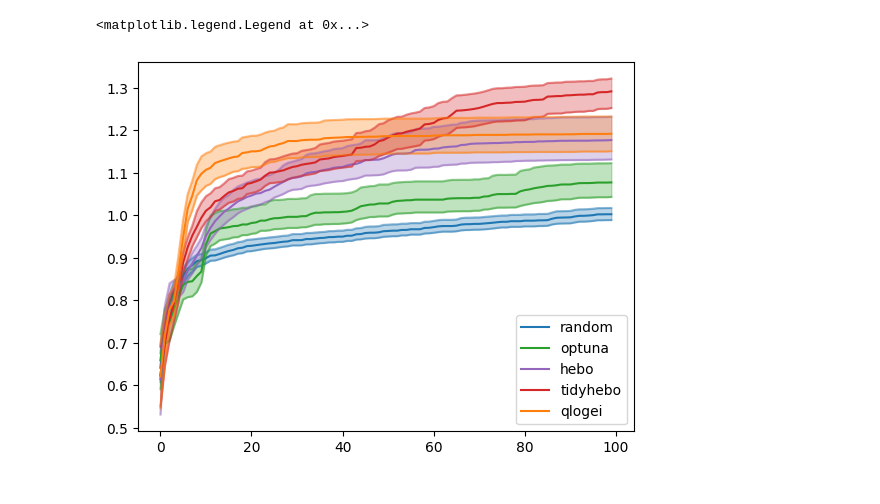
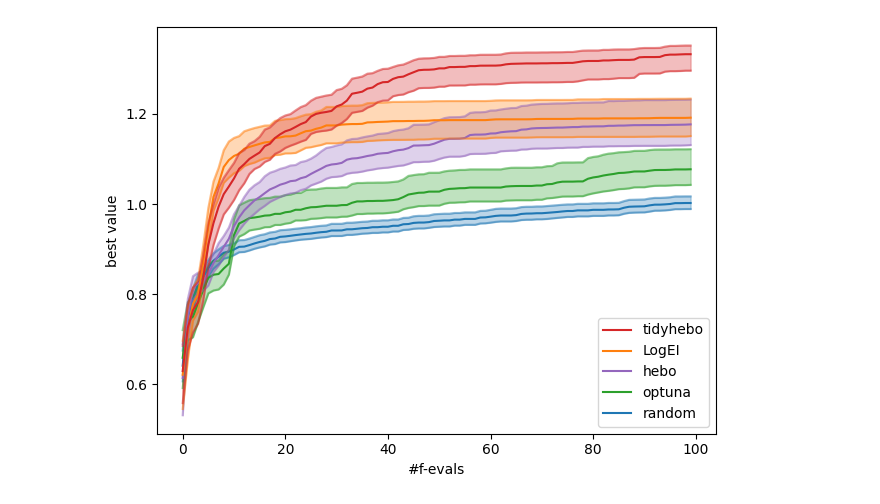
Before and after one commit to Ch-LZ/tidyhebo, a Jupyter notebook: example/olympus2/agnp/agnp.ipynb, the cells around one changed output. Saved outputs shown, nothing was run; the diff lists cells and outputs as text; code cells hidden in the pictures.

Commit message:
[ res ] olympus2 results updated

```diff
--- a/example/olympus2/agnp/agnp.ipynb
+++ b/example/olympus2/agnp/agnp.ipynb
@@ -30,41 +30,43 @@ import torch
 
 # random res
 random_out = np.loadtxt("random/random_out.txt")
 random_out = random_out.reshape(-1, 100)
 random_res = torch.from_numpy(random_out).cummax(axis=1).values.detach().numpy()
 
 # optuna
 optuna_out = np.loadtxt("optuna/optuna_values.txt")
 optuna_res = torch.from_numpy(optuna_out).cummax(axis=1).values.detach().numpy()
 
 # hebo
 hebo_out = np.loadtxt("hebo/hebo_values.txt")
 hebo_res = torch.from_numpy(hebo_out).cummax(axis=1).values.detach().numpy()
 
 # tidyhebo
 tidyhebo_out = np.loadtxt("tidyhebo/tidyhebo_values.txt")
 tidyhebo_res = torch.from_numpy(tidyhebo_out).cummax(axis=1).values.detach().numpy()
 
 # qlogei
 qlogei_out = np.loadtxt("qlogei/qlogei_values.txt")
 qlogei_res = torch.from_numpy(qlogei_out).cummax(axis=1).values.detach().numpy()
 
 
 import matplotlib.pyplot as plt
 
 ax = plt.gca()
 
-
-tr = lambda x: x
-
-plot_selection_result(tr(random_res), ax, budget=100, label="random", color="tab:blue")
-plot_selection_result(tr(optuna_res), ax, budget=100, label="optuna", color="tab:green")
-plot_selection_result(tr(hebo_res), ax, budget=100, label="hebo", color="tab:purple")
-plot_selection_result(tr(tidyhebo_res), ax, budget=100, label="tidyhebo", color="tab:red")
-plot_selection_result(tr(qlogei_res), ax, budget=100, label="qlogei", color="tab:orange")
+plot_selection_result(random_res, ax, budget=100, label="random", color="tab:blue")
+plot_selection_result(optuna_res, ax, budget=100, label="optuna", color="tab:green")
+plot_selection_result(hebo_res, ax, budget=100, label="hebo", color="tab:purple")
+plot_selection_result(qlogei_res, ax, budget=100, label="LogEI", color="tab:orange")
+plot_selection_result(tidyhebo_res, ax, budget=100, label="tidyhebo", color="tab:red")
 
 
-ax.legend()
+ax.set_xlabel("#f-evals")
+ax.set_ylabel("best value")
+
+
+handles, labels = ax.get_legend_handles_labels()
+ax.legend(reversed(handles), reversed(labels))
+ax.figure.tight_layout();
 # %% [output]
-<matplotlib.legend.Legend at 0x...>
-[figure, old version]
+[figure, new version]
```
Also changed, not shown: 5 other files.
